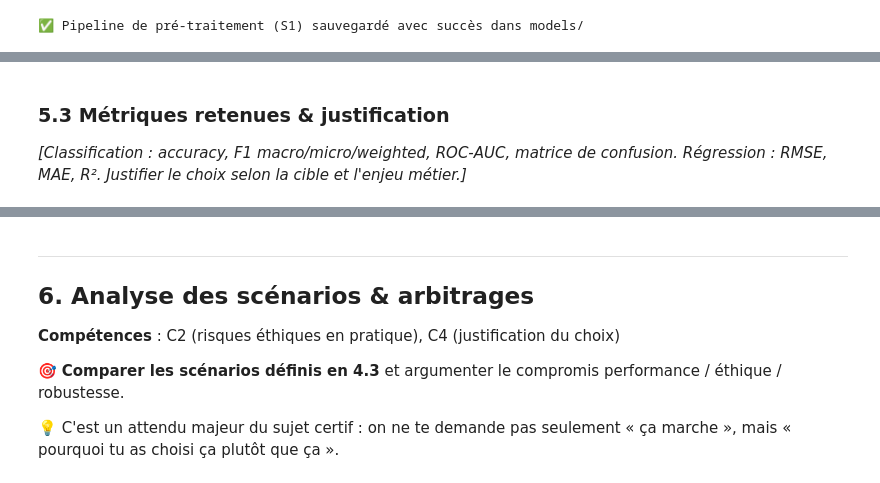
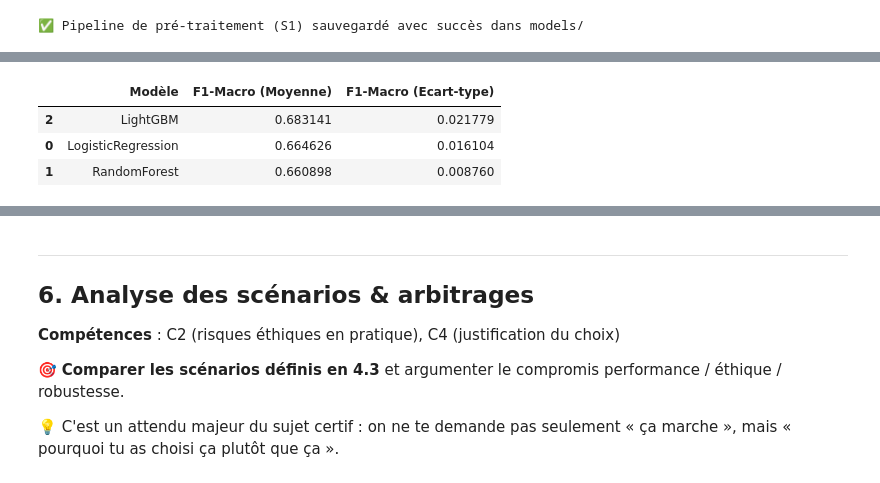
Before and after one commit to FranckBeugnet/certification_upskilling_ia, a Jupyter notebook: cas-usage.ipynb, the cells around one changed output, grey strips where cells are left out. Saved outputs shown, nothing was run; the diff lists cells and outputs as text; code cells hidden in the pictures.

```diff
--- a/cas-usage.ipynb
+++ b/cas-usage.ipynb
@@ -857,7 +845,41 @@ Cette étape de préparation s'est avérée critique pour la fiabilité et l'ét
 # %%
-# 5.2 Entraînement & validation croisée
+from sklearn.linear_model import LogisticRegression
+from sklearn.ensemble import RandomForestClassifier
+from lightgbm import LGBMClassifier
+from sklearn.model_selection import StratifiedKFold, cross_val_score
+import pandas as pd
+
+# Nous utiliserons class_weight='balanced' pour adresser le déséquilibre des classes
+models = {
+    "LogisticRegression": LogisticRegression(class_weight="balanced", max_iter=1000, random_state=42),
+    "RandomForest": RandomForestClassifier(class_weight="balanced", random_state=42),
+    "LightGBM": LGBMClassifier(class_weight="balanced", random_state=42, n_jobs=-1, verbose=-1)
+}
+
+cv = StratifiedKFold(n_splits=5, shuffle=True, random_state=42)
+cv_results = []
+
 # Pour chaque modèle : Pipeline(preprocessor + estimator) + cross_val_score
+for name, model in models.items():
+    pipe = Pipeline([
+        ("preprocessor", preprocessors["S1"]),
+        ("clf", model)
+    ])
+
+    # Nous utilisons f1_macro pour garantir l'impact des classes minoritaires
+    scores = cross_val_score(pipe, X_train, y_train, cv=cv, scoring="f1_macro", n_jobs=-1)
+
+    cv_results.append({
+        "Modèle": name,
+        "F1-Macro (Moyenne)": scores.mean(),
+        "F1-Macro (Ecart-type)": scores.std()
+    })
+
+df_cv_results = pd.DataFrame(cv_results).sort_values(by="F1-Macro (Moyenne)", ascending=False)
+
+display(df_cv_results)
+# %% [output]
+|  | Modèle | F1-Macro (Moyenne) | F1-Macro (Ecart-type) |
+| 2 | LightGBM | 0.683141 | 0.021779 |
+| 0 | LogisticRegression | 0.664626 | 0.016104 |
+| 1 | RandomForest | 0.660898 | 0.008760 |
-# %% [markdown]
-### 5.3 Métriques retenues & justification
-
-*[Classification : accuracy, F1 macro/micro/weighted, ROC-AUC, matrice de confusion. Régression : RMSE, MAE, R². Justifier le choix selon la cible et l'enjeu métier.]*
```
Also changed, not shown: parts of 19 cells of this notebook, 4 other files.
